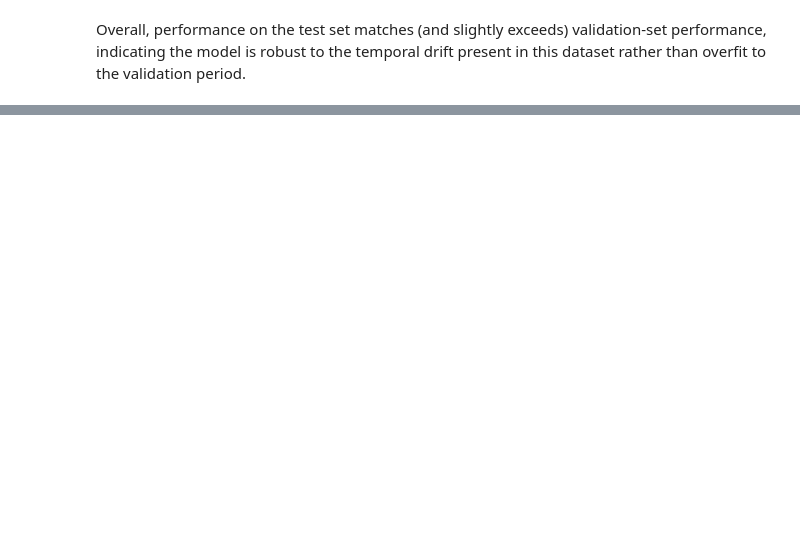
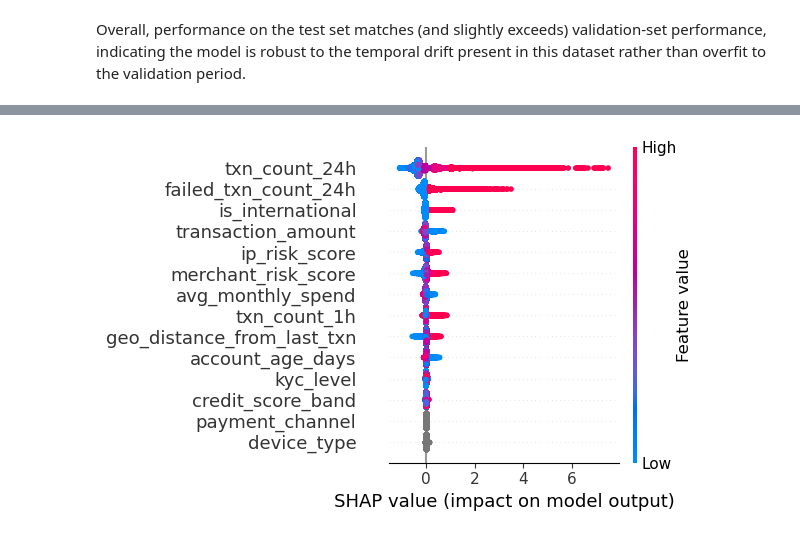
Before and after one commit to rossellagiorgio/FD, a Jupyter notebook: Fraud Detection.ipynb, the cells around one changed output, grey strips where cells are left out. Saved outputs shown, nothing was run; the diff lists cells and outputs as text; code cells hidden in the pictures; blank space fills up the shorter version.

```diff
--- a/Fraud Detection.ipynb
+++ b/Fraud Detection.ipynb
@@ -777,0 +794,10 @@ validation period.
+# %%
+import shap
+
+explainer = shap.TreeExplainer(production_model)
+shap_values = explainer.shap_values(X_test)
+
+#Summary plot: globar behavior
+shap.summary_plot(shap_values, X_test, plot_size=(6, 4), plot_type="dot")
+# %% [output]
+[figure, added]
```
Also changed, not shown: parts of 8 cells of this notebook.
